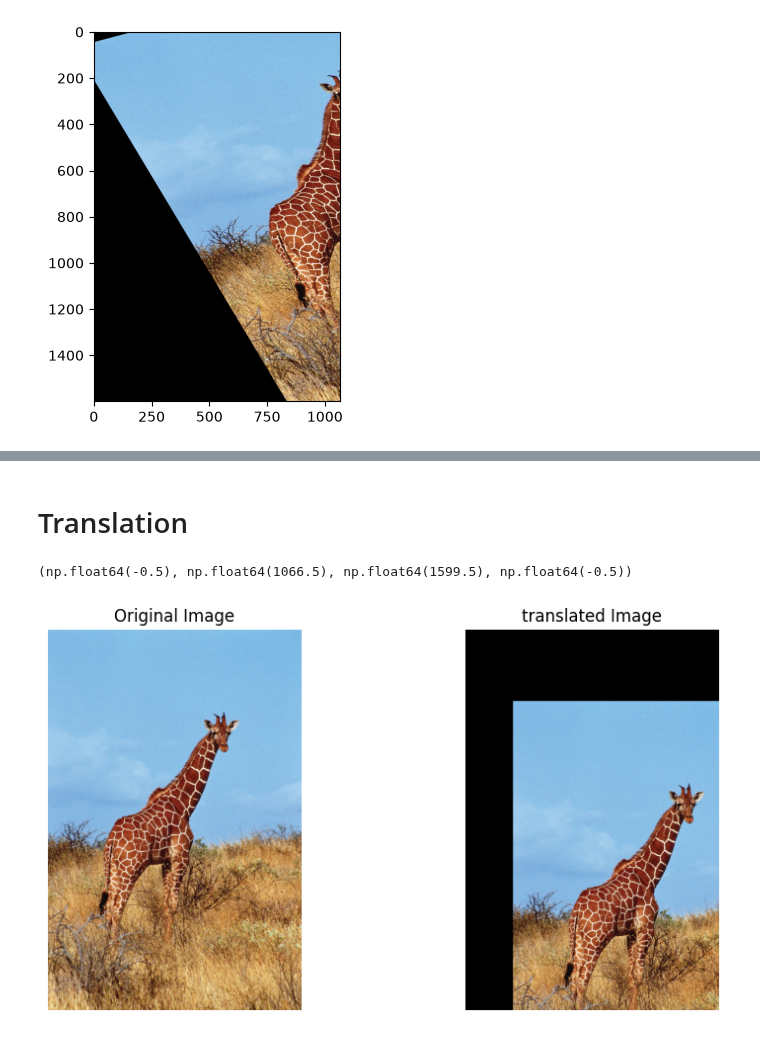
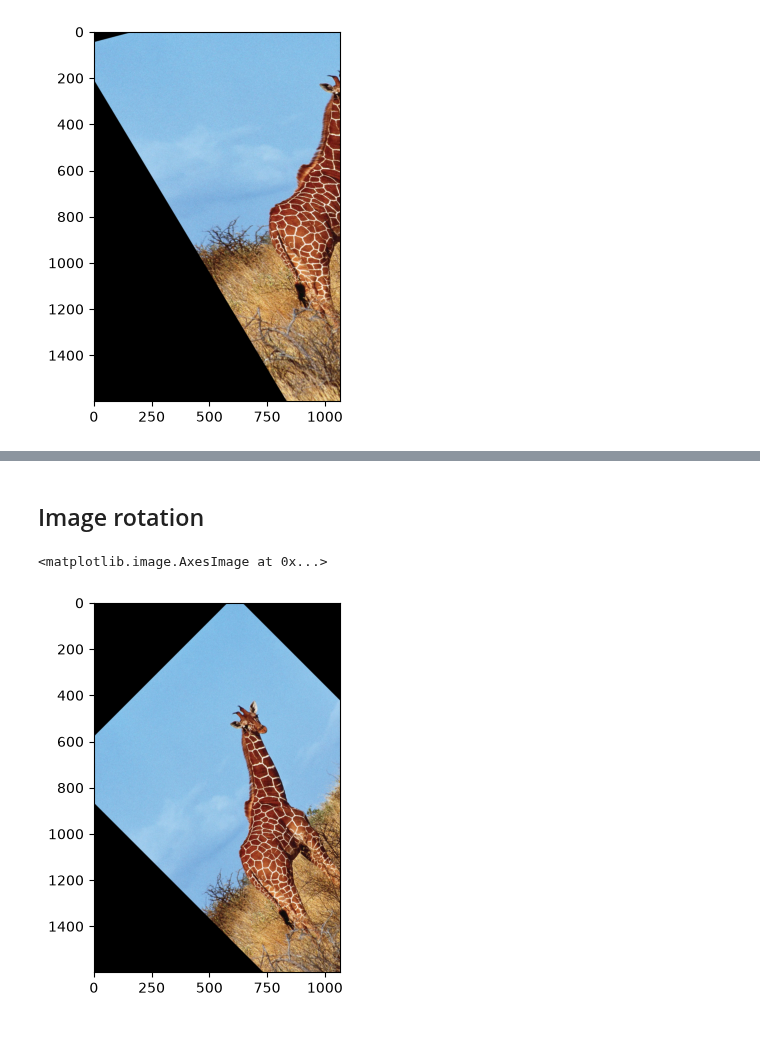
Before and after one commit to htetaunglynn94/Computer-Vision-with-CNN-TensorFlow-and-PyTorch, a Jupyter notebook: 05-OpenCV/09-affine_perspective.ipynb, the cells around one changed output, grey strips where cells are left out. Cells and saved outputs as stored; diff of their text form; code cells hidden in the pictures.

Commit message:
updated image transformation lectures

```diff
--- a/05-OpenCV/09-affine_perspective.ipynb
+++ b/05-OpenCV/09-affine_perspective.ipynb
@@ -203,29 +151,36 @@ plt.axis("off")
-# %% [markdown]
-# Translation
-# %%
-# angle = 45
-# center = (cols // 2, rows // 2)
-# scale = 1.0
-
-tx, ty = 200, 300
-
-M = np.float32([[1, 0, tx],
-           [0, 1, ty]])
-
-
-translated_image = cv2.warpAffine(image_rgb, M, (cols, rows))
-
-plt.figure(figsize=(10,5))
-
-plt.subplot(1,2,1)
-plt.imshow(image_rgb)
-plt.title("Original Image")
-plt.axis("off")
-
-plt.subplot(1,2,2)
-plt.imshow(translated_image)
-plt.title("translated Image")
-plt.axis("off")
-# %% [output]
-(np.float64(-0.5), np.float64(1066.5), np.float64(1599.5), np.float64(-0.5))
-[figure, removed]
+# %% [markdown]
+## Image rotation
+# %%
+# scale = 1.0
+angle = 45
+center = (height // 2, width // 2)
+scale = 1.0
+
+M = cv2.getRotationMatrix2D(center, angle, scale)
+'''
+NOTE:
+
+--> "angle = 45"
+The image is rotated by 45 degrees.
+- Positive angle: counterclockwise rotation in OpenCV's coordinate convention.
+- Negative angle: clockwise rotation.
+
+---------
+
+--> "scale = 1.0"
+This controls the size of the image during rotation.
+| Scale |       Effect     |
+|-------|------------------|
+| 0.5   | Half the size    |
+| 1.0	| Original size    |
+| 2.0	| Twice the size   |
+
+
+'''
+
+rotated_img = cv2.warpAffine(img_rgb, M, (width, height))
+
+plt.imshow(rotated_img)
+# %% [output]
+<matplotlib.image.AxesImage at 0x...>
+[figure, added]
```
Also changed, not shown: parts of 16 cells of this notebook, 3 other files.
